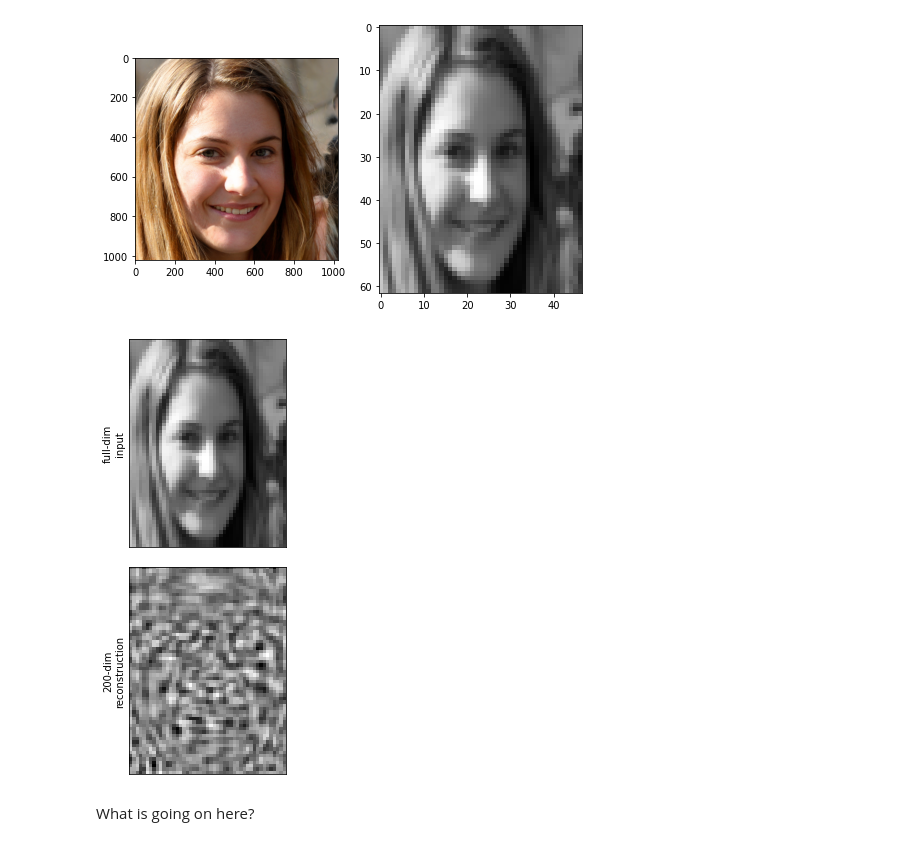
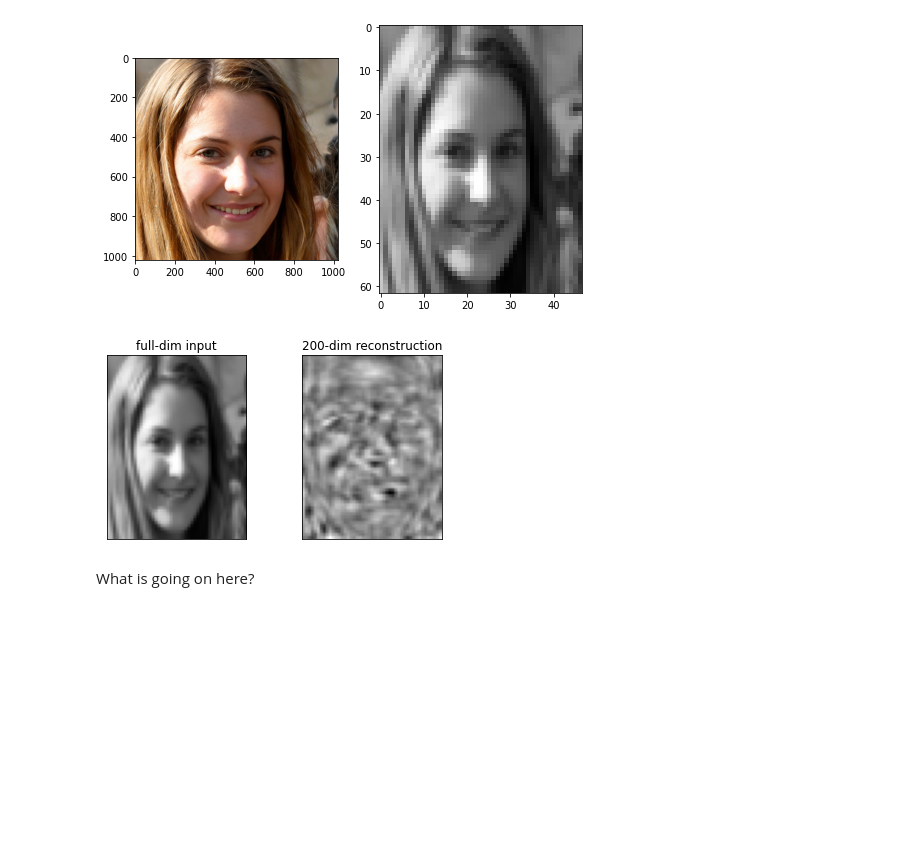
Before and after one commit to MachineLearningJournalClub/HowToTackleAMLCompetition, a Jupyter notebook: HowToTackleAMLCompetition/Lecture7|AdvancedFeatures.ipynb, the cells around one changed output. Drawn from its saved outputs; the diff is of its cells as text; code cells hidden in the pictures; blank space fills up the shorter version.

```diff
--- a/HowToTackleAMLCompetition/Lecture7|AdvancedFeatures.ipynb
+++ b/HowToTackleAMLCompetition/Lecture7|AdvancedFeatures.ipynb
@@ -841,17 +841,17 @@ component_source_img = pca.transform(source_image_res.reshape(1, -1))
 projected_source_img = pca.inverse_transform(component_source_img)
 # %%
 # Plot the results
-fig, ax = plt.subplots(2, 1, figsize=(10, 8),
+fig, ax = plt.subplots(1, 2, figsize=(6, 4),
                        subplot_kw={'xticks':[], 'yticks':[]},
-                       gridspec_kw=dict(hspace=0.1, wspace=0.1))
+                       gridspec_kw=dict(hspace=0.1, wspace=0.4))
 
 ax[0].imshow(source_image_res, cmap='binary_r')
 ax[1].imshow(projected_source_img.reshape(62, 47), cmap='binary_r')
 
-ax[0].set_ylabel('full-dim\ninput')
-ax[1].set_ylabel('200-dim\nreconstruction');
+ax[0].set_title('full-dim input')
+ax[1].set_title('200-dim reconstruction');
 # %% [output]
-[figure, old version]
+[figure, new version]
 # %% [markdown]
 What is going on here?
 # %% [markdown]
```
Also changed, not shown: parts of 2 cells of this notebook.
